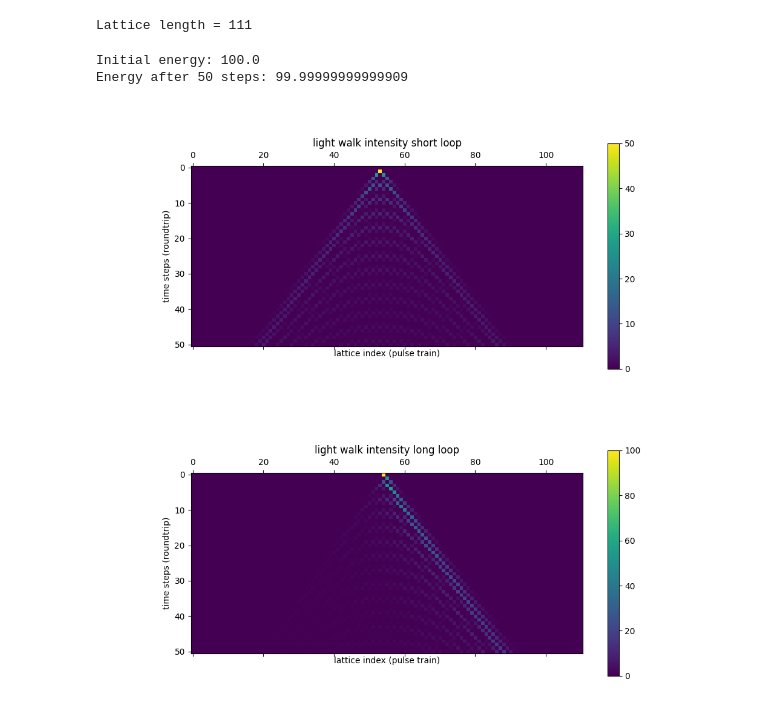
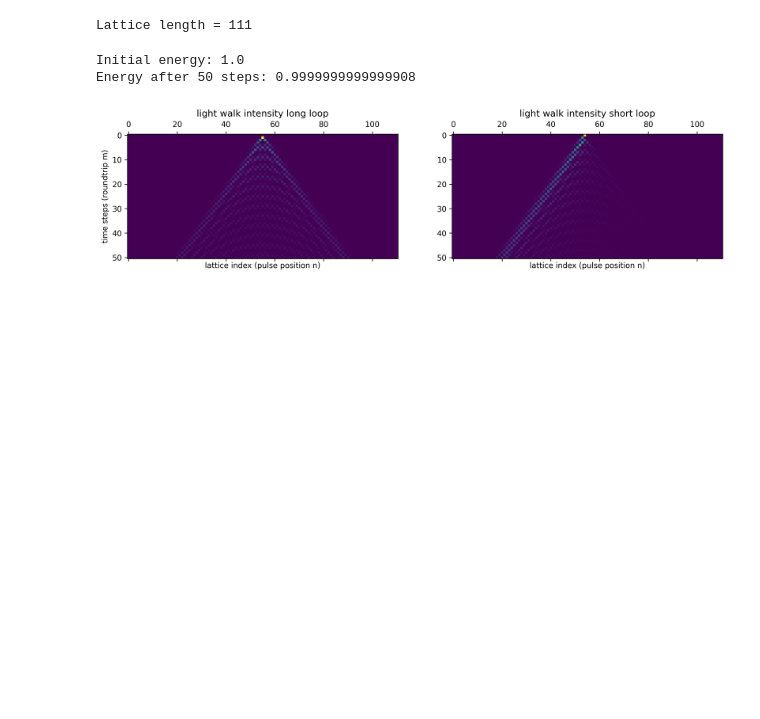
Before and after one commit to nlphotonics/light_walk_in_two_loops, a Jupyter notebook: two_loop_light_walk.ipynb, the cells around one changed output. Saved outputs shown, nothing was run; the diff lists cells and outputs as text; code cells hidden in the pictures; blank space fills up the shorter version.

```diff
--- a/two_loop_light_walk.ipynb
+++ b/two_loop_light_walk.ipynb
@@ -224,10 +224,10 @@ def initialize_excitation(Excitations,N):
     for excitation in Excitations:
         if excitation[0] == "single long":
             ind = excitation[1].astype(int) - 1 # python counts from 0 by default
-            field_long[ind] = 10 # amplitude may need to be normalized later
+            field_long[ind] = 1 # amplitude may need to be normalized later
         elif excitation[0] == "single short":
             ind = excitation[1].astype(int) - 1
-            field_short[ind] = 10
+            field_short[ind] = 1
         else:
             sys.exit("Undefined excitation type.")
 
@@ -244,12 +244,12 @@ def get_lattice_length(Lattice):
 # lattice length should be odd number, count from 1 rather than 0
 Lattice = np.array([
     ["simple",111],
-    # ["nonlinear potential",111,0.06], # name, n, kappa
+    # ["nonlinear potential",111,6], # name, n, kappa=1.5 for 1km, 1W, SMF
 ])
 
 # define the excitation
 Excitations = np.array([  # excitation position must be odd numbers
-    ["single long",55],
+    ["single short",55],
     # ["single short",55],
 ]) # ["Gaussian long",54,10]
 
@@ -292,30 +292,26 @@ E_end = (np.sum(np.square(np.absolute(evolution_long[check_step])))
 
 print(f"Initial energy: {E_start}\nEnergy after {check_step} steps: {E_end}")
 # %% [output]
-Initial energy: 100.0
-Energy after 50 steps: 99.99999999999909
+Initial energy: 1.0
+Energy after 50 steps: 0.9999999999999908
 # %%
 # plot
 import matplotlib
 import matplotlib.pyplot as plt
-%matplotlib widget
+%matplotlib inline
 
-plt.matshow(np.square(np.absolute(evolution_long)))
-plt.colorbar()
-plt.title("light walk intensity long loop")
-plt.xlabel("lattice index (pulse train)")
-plt.ylabel("time steps (roundtrip)")
+fig, ax = plt.subplots(1,2,figsize=(14,9),dpi=300)
+ax[0].matshow(np.square(np.absolute(evolution_long)))
+ax[0].set_title("light walk intensity long loop")
+ax[0].set_xlabel("lattice index (pulse position n)")
+ax[0].set_ylabel("time steps (roundtrip m)")
+ax[1].matshow(np.square(np.absolute(evolution_short)))
+ax[1].set_title("light walk intensity short loop")
+ax[1].set_xlabel("lattice index (pulse position n)")
 
-
-plt.matshow(np.square(np.absolute(evolution_short)))
-plt.colorbar()
-plt.title("light walk intensity short loop")
-plt.xlabel("lattice index (pulse train)")
-plt.ylabel("time steps (roundtrip)")
 plt.show()
 # %% [output]
-[figure, old version]
+[figure, new version]
-[figure, removed]
 # %%
 # save figure to current folder
 import os
```
